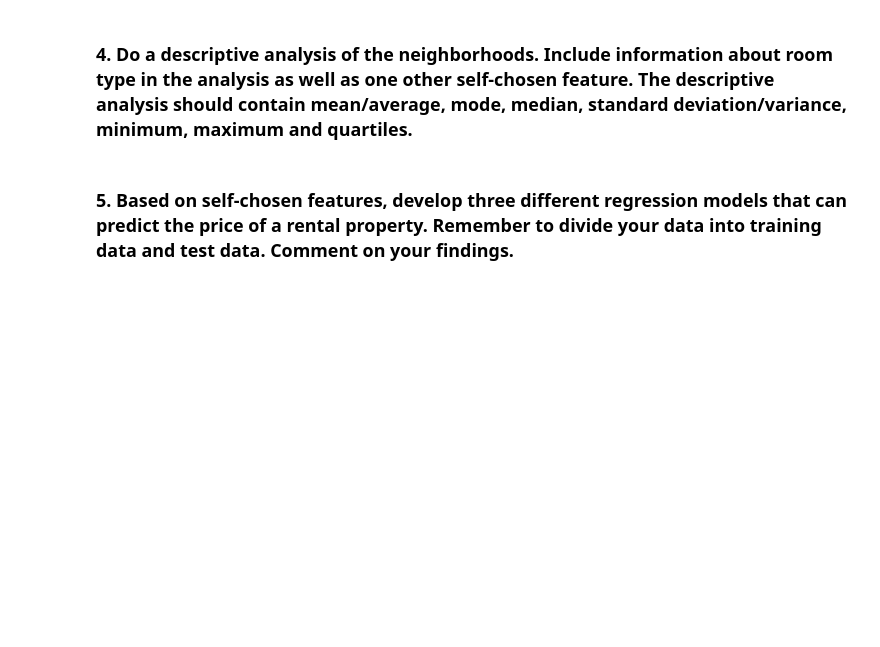
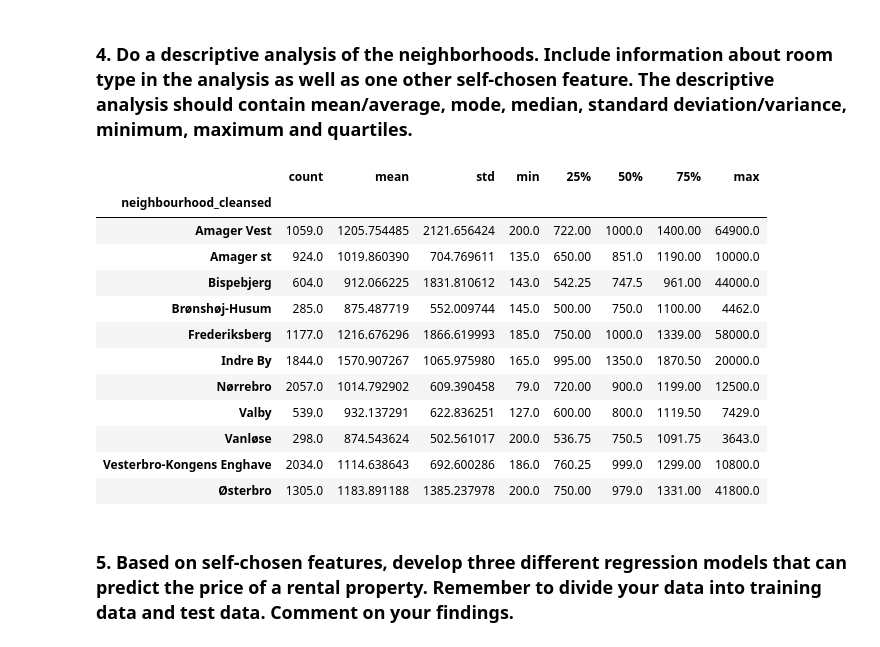
Before and after one commit to saransing/Machine-Learning, a Jupyter notebook: Machine Learning/Assignment 1/1. Getting started - Copenhagen Airbnb.ipynb, the cells around one changed output. Cells and saved outputs as stored; diff of their text form; code cells hidden in the pictures; blank space fills up the shorter version.

```diff
--- a/Machine Learning/Assignment 1/1. Getting started - Copenhagen Airbnb.ipynb
+++ b/Machine Learning/Assignment 1/1. Getting started - Copenhagen Airbnb.ipynb
@@ -180,5 +180,45 @@ plt.show()
 [figure]
 # %% [markdown]
 ### 4. Do a descriptive analysis of the neighborhoods. Include information about room type in the analysis as well as one other self-chosen feature. The descriptive analysis should contain mean/average, mode, median, standard deviation/variance, minimum, maximum and quartiles.
+# %%
+# ~~ Goal ~~
+#Count: The number of listings in each neighborhood.
+#Average: The average price in each neighborhood.
+
+#50% -Median: The median price, where half the listings are above and half are below this value.
+#Standard Deviation (std): Show how much prices vary within each neighborhood.
+#Min and Max: The lowest and highest price.
+#25% and 75% -Quartiles: Divide dataset into First Quarter and Third Quarter
+
+# Mode: Most common room type ?
+
+
+import pandas as pd
+
+# Group by neighborhood - Once the data is grouped -we can do analysis for each neighborhood.
+grouped_data = data_filtered.groupby('neighbourhood_cleansed')  #group the data by the neighbourhood_cleansed column.
+
+# Descriptive statistics for price
+#.describe() method automatically computes count, mean, standard deviation (std), minimum, quartiles (25%, 50% (median), 75%), and maximum.
+price_stats = grouped_data['price'].describe()
+
+
+
+
+display(price_stats )
+# %% [output]
+|  | count | mean | std | min | 25% | 50% | 75% | max |
+| neighbourhood_cleansed |  |  |  |  |  |  |  |  |
+| Amager Vest | 1059.0 | 1205.754485 | 2121.656424 | 200.0 | 722.00 | 1000.0 | 1400.00 | 64900.0 |
+| Amager st | 924.0 | 1019.860390 | 704.769611 | 135.0 | 650.00 | 851.0 | 1190.00 | 10000.0 |
+| Bispebjerg | 604.0 | 912.066225 | 1831.810612 | 143.0 | 542.25 | 747.5 | 961.00 | 44000.0 |
+| Brønshøj-Husum | 285.0 | 875.487719 | 552.009744 | 145.0 | 500.00 | 750.0 | 1100.00 | 4462.0 |
+| Frederiksberg | 1177.0 | 1216.676296 | 1866.619993 | 185.0 | 750.00 | 1000.0 | 1339.00 | 58000.0 |
+| Indre By | 1844.0 | 1570.907267 | 1065.975980 | 165.0 | 995.00 | 1350.0 | 1870.50 | 20000.0 |
+| Nørrebro | 2057.0 | 1014.792902 | 609.390458 | 79.0 | 720.00 | 900.0 | 1199.00 | 12500.0 |
+| Valby | 539.0 | 932.137291 | 622.836251 | 127.0 | 600.00 | 800.0 | 1119.50 | 7429.0 |
+| Vanløse | 298.0 | 874.543624 | 502.561017 | 200.0 | 536.75 | 750.5 | 1091.75 | 3643.0 |
+| Vesterbro-Kongens Enghave | 2034.0 | 1114.638643 | 692.600286 | 186.0 | 760.25 | 999.0 | 1299.00 | 10800.0 |
+| Østerbro | 1305.0 | 1183.891188 | 1385.237978 | 200.0 | 750.00 | 979.0 | 1331.00 | 41800.0 |
 # %% [markdown]
 ### 5. Based on self-chosen features, develop three different regression models that can predict the price of a rental property. Remember to divide your data into training data and test data. Comment on your findings.
```
Also changed, not shown: parts of 2 cells of this notebook.
